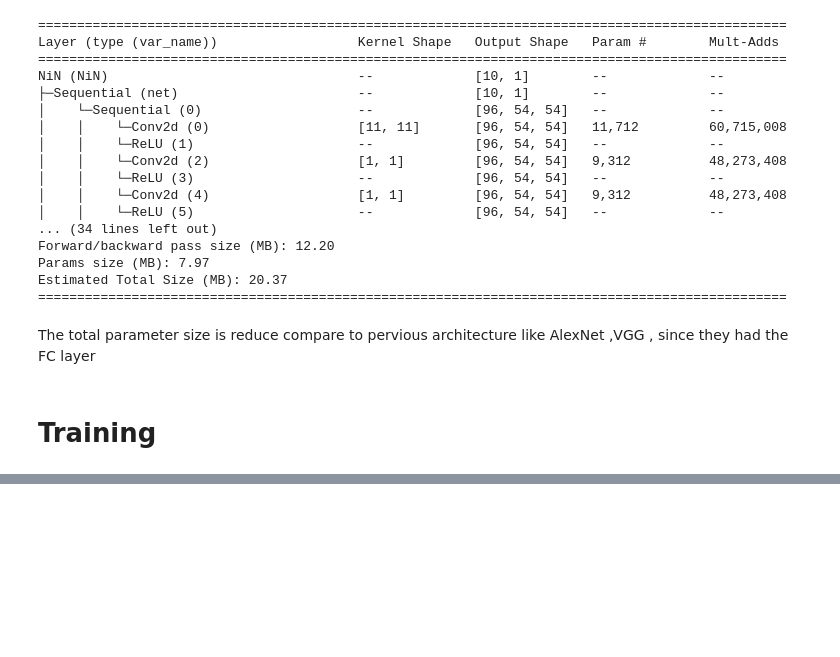
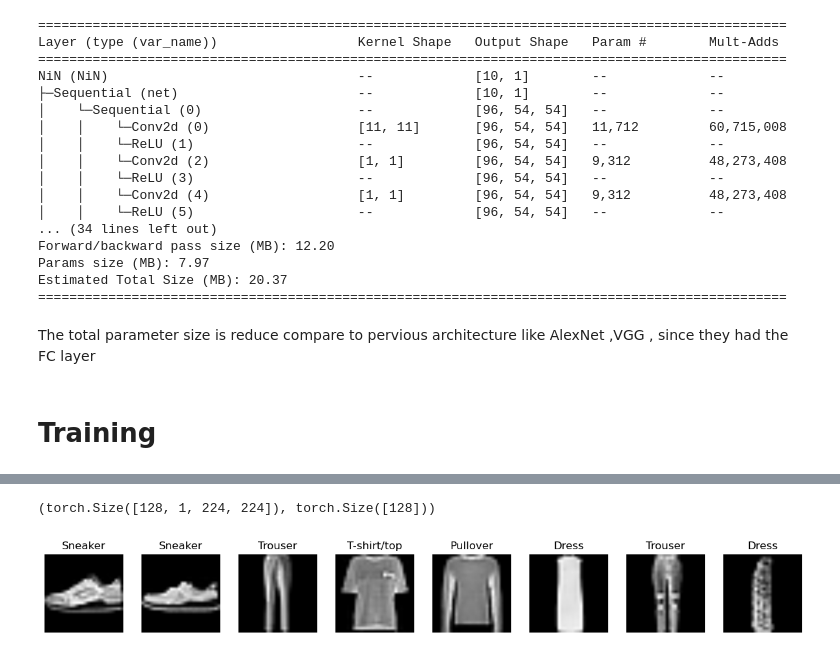
Before and after one commit to Lashi0812/PyTorch2, a Jupyter notebook: 04_CNN/NiN.ipynb, the cells around one changed output, grey strips where cells are left out. Saved outputs shown, nothing was run; the diff lists cells and outputs as text; code cells hidden in the pictures; blank space fills up the shorter version.

```diff
--- a/04_CNN/NiN.ipynb
+++ b/04_CNN/NiN.ipynb
@@ -161,4 +153,5 @@ The total parameter size is reduce compare to pervious architecture like AlexNet
 model = NiN(lr=0.01)
 data = helper.FashionMNIST(batch_size=128,resize=(224,224))
 model.apply_init([(next(iter(data.train_dataloader())))[0]],model.init_nin)
+trainer =helper.Trainer(max_epochs=10,model_save_path=MODEL_SAVE_PATH)
 # %% [output]
@@ -179,0 +195,9 @@ Extracting ../data/FashionMNIST/raw/t10k-labels-idx1-ubyte.gz to ../data/Fashion
+# %%
+X,y  = next(iter(data.train_dataloader()))
+X.shape,y.shape
+# %% [output]
+(torch.Size([128, 1, 224, 224]), torch.Size([128]))
+# %%
+data.visualize(next(iter(data.train_dataloader())))
+# %% [output]
+[figure, added]
```
Also changed, not shown: parts of 32 cells of this notebook.
